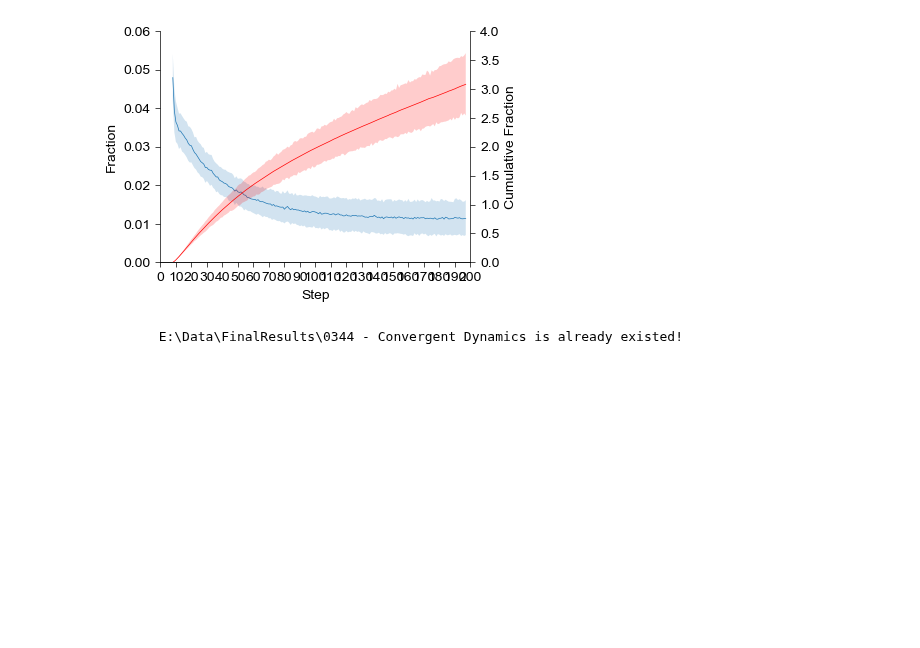
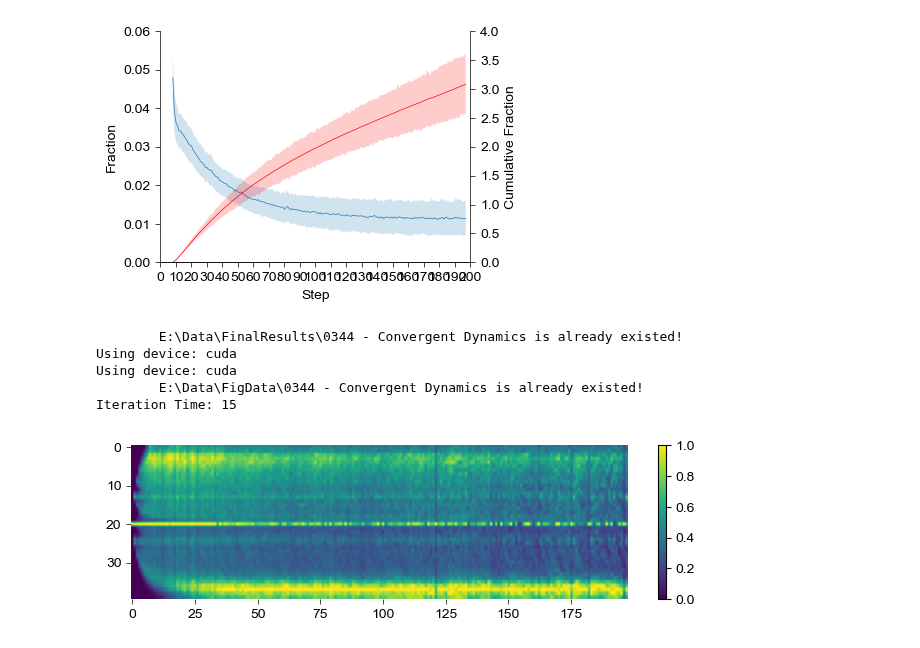
Before and after one commit to YAO-Shuyang/PlotFigures, a Jupyter notebook: Field Analysis/Fig0344 - Convergent Dynamics.ipynb, the cells around one changed output. Saved outputs shown, nothing was run; the diff lists cells and outputs as text; code cells hidden in the pictures; blank space fills up the shorter version.

```diff
--- a/Field Analysis/Fig0344 - Convergent Dynamics.ipynb
+++ b/Field Analysis/Fig0344 - Convergent Dynamics.ipynb
@@ -343,11 +343,11 @@ M53 = ContinuousHiddenStateModel('poly2')
 M53.fit(template_seq)
 
 def func(M53 = M53):
-    simu_reg, simu_identity = M53.simulate_across_day(n_step=1000, n_fields=10000, is_noise=True, is_gated=False)
+    simu_reg, simu_identity = M53.simulate_across_day(n_step=200, n_fields=10000, is_noise=False, is_gated=False)
 
     predicted_prob = np.zeros((simu_reg.shape[0], simu_reg.shape[1]-1)) * np.nan
 
-    for i in range(simu_reg.shape[0]):
+    for i in tqdm(range(simu_reg.shape[0])):
         idx = np.where(simu_reg[i, :] == 1)[0][0]
         predicted_prob[i, idx:] = M53.get_predicted_prob([simu_reg[i, idx:]], is_noise=True)[0]
 
@@ -358,7 +358,7 @@ def func(M53 = M53):
 datasaveloc = join(figdata, code_id)
 mkdir(datasaveloc)
 
-if exists(join(datasaveloc, '[No Gate Pt Distribution].pkl')):
+if exists(join(datasaveloc, ' [No Gate Pt Distribution].pkl')):
     with open(join(datasaveloc, '[No Gate Pt Distribution].pkl'), 'rb') as handle:
         Data = pickle.load(handle)
 else:
@@ -419,3 +419,30 @@ plt.savefig(join(loc, 'P distribution evolution [no gate].svg') , dpi = 600)
 plt.show()
 # %% [output]
         E:\Data\FinalResults\0344 - Convergent Dynamics is already existed!
+Using device: cuda
+Using device: cuda
+        E:\Data\FigData\0344 - Convergent Dynamics is already existed!
+Iteration Time: 15
+# %%
+with open(join(datasaveloc, f'SFER General {16}.pkl'), 'rb') as handle:
+    predicted_prob, simu_reg, simu_identity = pickle.load(handle)
+
+mat = np.zeros((40, 198), np.float64)
+for i in range(198):
+    mat[:, i] = np.histogram(
+        predicted_prob[np.where(np.isnan(predicted_prob[:, i]) == False)[0], i],
+        range=(0, 1),
+        bins=40,
+        density=True
+    )[0]
+
+mat_n = mat / np.max(mat, axis = 0)
+fig = plt.figure(figsize = (8, 2))
+ax = Clear_Axes(plt.axes(), ifxticks=True, ifyticks=True)
+im = ax.imshow(mat_n[:, :200], vmin = 0, vmax = 1, aspect='auto', interpolation=None)
+plt.colorbar(im, ax = ax)
+plt.savefig(join(loc, "Pt Distribution Heatmap [no gate].svg"), dpi = 2400)
+plt.savefig(join(loc, "Pt Distribution Heatmap [no gate].png"), dpi = 2400)
+plt.show()
+# %% [output]
+[figure, added]
```
Also changed, not shown: 4 other files.
